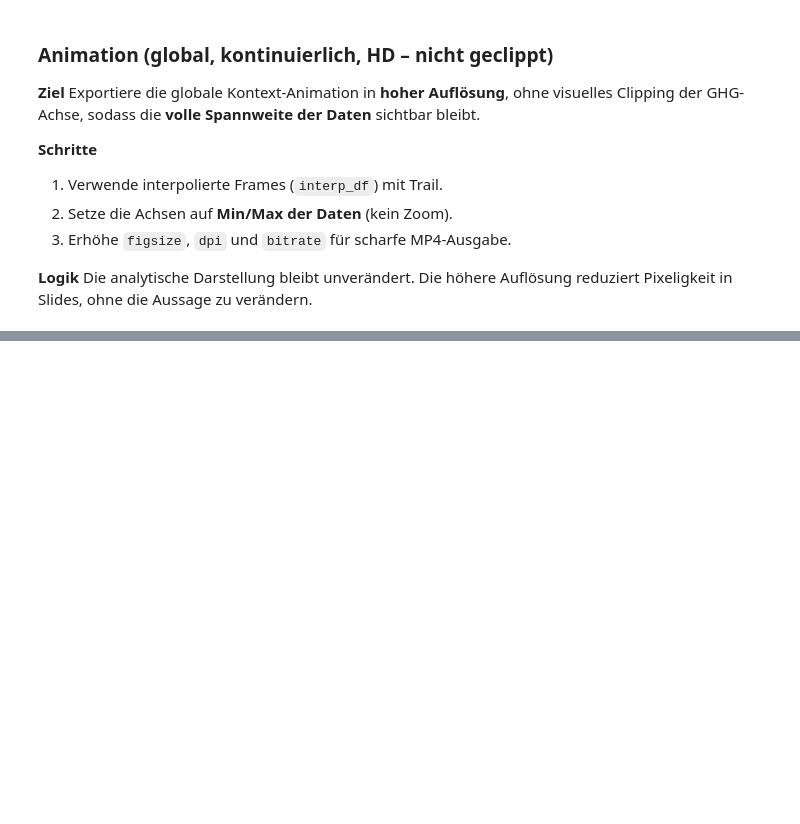
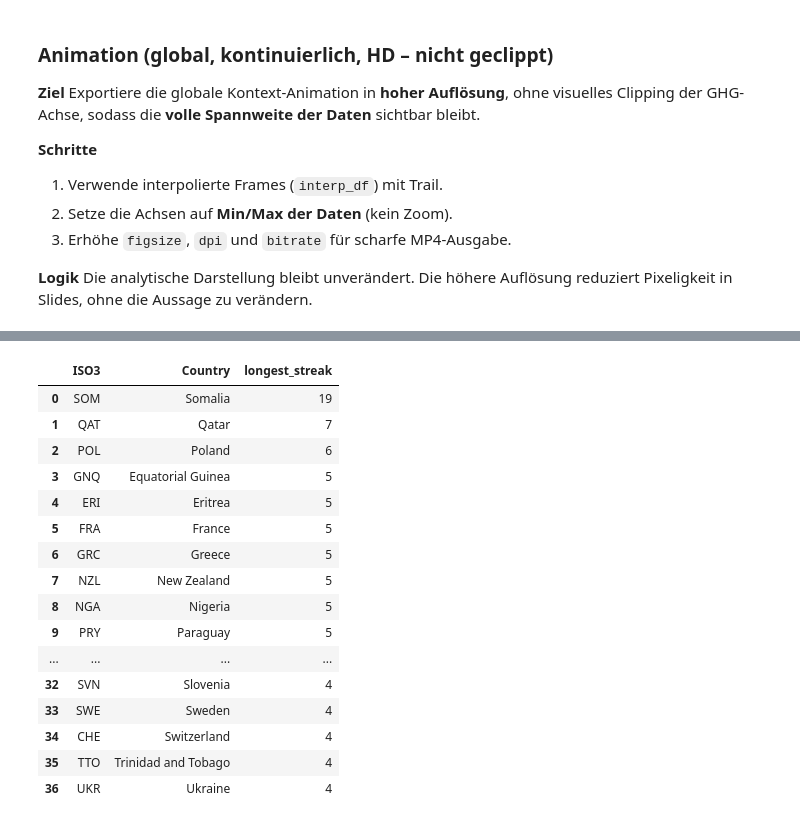
Before and after one commit to damiansze/Climate-Justice, a Jupyter notebook: 05_CGI.ipynb, the cells around one changed output, grey strips where cells are left out. Saved outputs shown, nothing was run; the diff lists cells and outputs as text; code cells hidden in the pictures; blank space fills up the shorter version.

```diff
--- a/05_CGI.ipynb
+++ b/05_CGI.ipynb
@@ -808,0 +1309,35 @@ animate_global_context_continuous_hd(
+# %%
+min_streak_years = 4
+
+continuity_ranking = build_continuity_ranking(
+    movement_df=movement_df,
+    min_streak_years=min_streak_years
+)
+
+countries_continuity = (
+    continuity_ranking
+    .loc[continuity_ranking["longest_streak"] >= min_streak_years,
+         ["ISO3", "Country", "longest_streak"]]
+    .sort_values(["longest_streak", "Country"], ascending=[False, True])
+    .reset_index(drop=True)
+)
+
+countries_continuity
+# %% [output]
+|  | ISO3 | Country | longest_streak |
+| 0 | SOM | Somalia | 19 |
+| 1 | QAT | Qatar | 7 |
+| 2 | POL | Poland | 6 |
+| 3 | GNQ | Equatorial Guinea | 5 |
+| 4 | ERI | Eritrea | 5 |
+| 5 | FRA | France | 5 |
+| 6 | GRC | Greece | 5 |
+| 7 | NZL | New Zealand | 5 |
+| 8 | NGA | Nigeria | 5 |
+| 9 | PRY | Paraguay | 5 |
+| ... | ... | ... | ... |
+| 32 | SVN | Slovenia | 4 |
+| 33 | SWE | Sweden | 4 |
+| 34 | CHE | Switzerland | 4 |
+| 35 | TTO | Trinidad and Tobago | 4 |
+| 36 | UKR | Ukraine | 4 |
```
Also changed, not shown: parts of 19 cells of this notebook, 2 other files.
